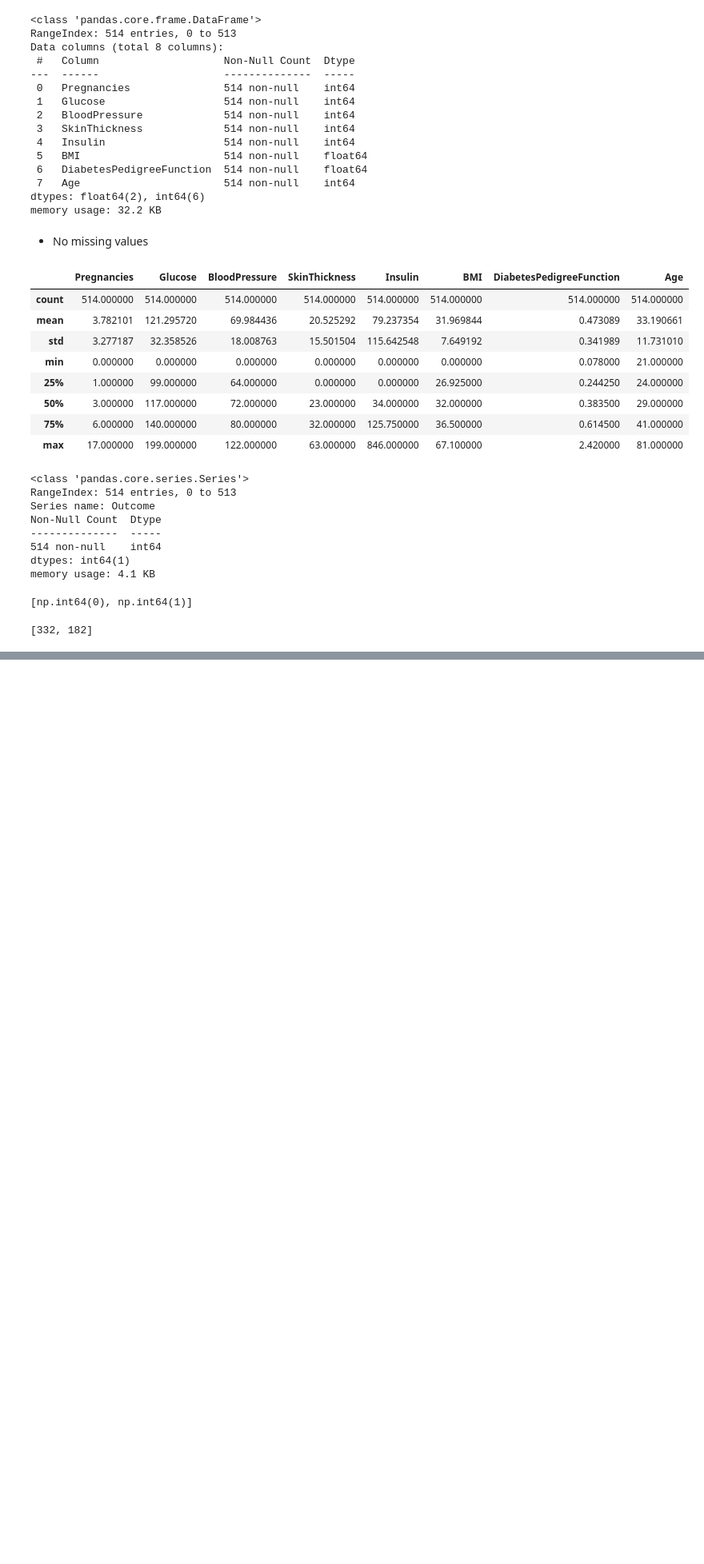
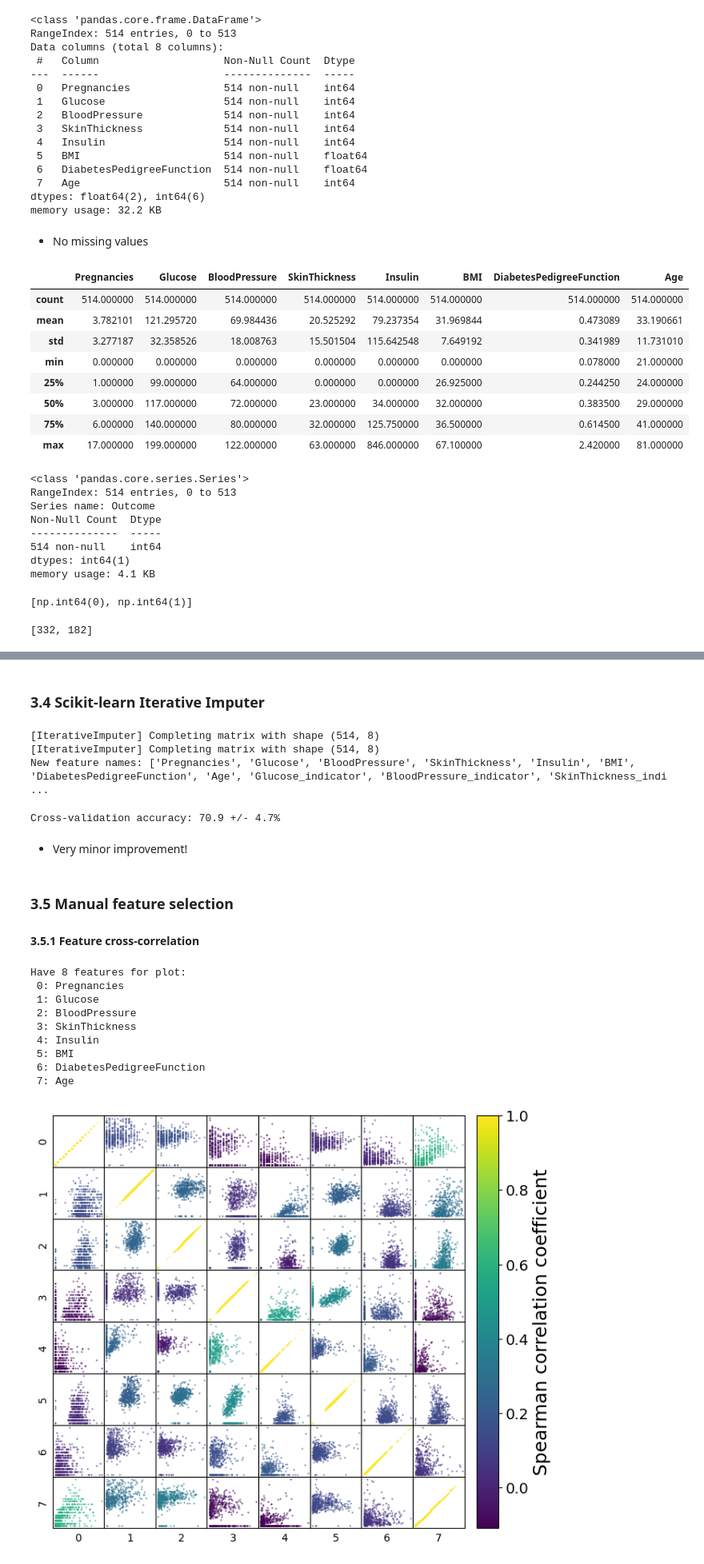
Before and after one commit to 4GeeksAcademy/Madesh-ML-web-app-using-Flask, a Jupyter notebook: src/Madesh_solution.ipynb, the cells around one changed output, grey strips where cells are left out. Shown at 80% size. Saved outputs shown, nothing was run; the diff lists cells and outputs as text; code cells hidden in the pictures; blank space fills up the shorter version.

```diff
--- a/src/Madesh_solution.ipynb
+++ b/src/Madesh_solution.ipynb
@@ -228,0 +418,45 @@ list(training_labels.value_counts())
+# %% [markdown]
+### 3.4 Scikit-learn Iterative Imputer
+# %%
+
+
+iterative_imputed_training_features, imp, qt=impute(training_features, missing_data_features)
+# %% [output]
+[IterativeImputer] Completing matrix with shape (514, 8)
+[IterativeImputer] Completing matrix with shape (514, 8)
+New feature names: ['Pregnancies', 'Glucose', 'BloodPressure', 'SkinThickness', 'Insulin', 'BMI', 'DiabetesPedigreeFunction', 'Age', 'Glucose_indicator', 'BloodPressure_indicator', 'SkinThickness_indi ...
+# %%
+
+scores=cross_val_score(
+    DecisionTreeClassifier(random_state=random_seed, class_weight=class_weights),
+    iterative_imputed_training_features,
+    training_labels,
+    cv=cv_method,
+    n_jobs=-1,
+    scoring='accuracy'
+)
+
+
+experiments['Iterative imputation']=scores * 100
+
+print(f'Cross-validation accuracy: {(np.median(scores) * 100):.1f} +/- {(scores.std() * 100):.1f}%')
+# %% [output]
+Cross-validation accuracy: 70.9 +/- 4.7%
+# %% [markdown]
+- Very minor improvement!
+# %% [markdown]
+### 3.5 Manual feature selection
+#### 3.5.1 Feature cross-correlation
+# %%
+plot_scatter_matrix(training_features).show()
+# %% [output]
+Have 8 features for plot:
+ 0: Pregnancies
+ 1: Glucose
+ 2: BloodPressure
+ 3: SkinThickness
+ 4: Insulin
+ 5: BMI
+ 6: DiabetesPedigreeFunction
+ 7: Age
+[figure, added]
```
Also changed, not shown: parts of 68 cells of this notebook, 3 other files.
